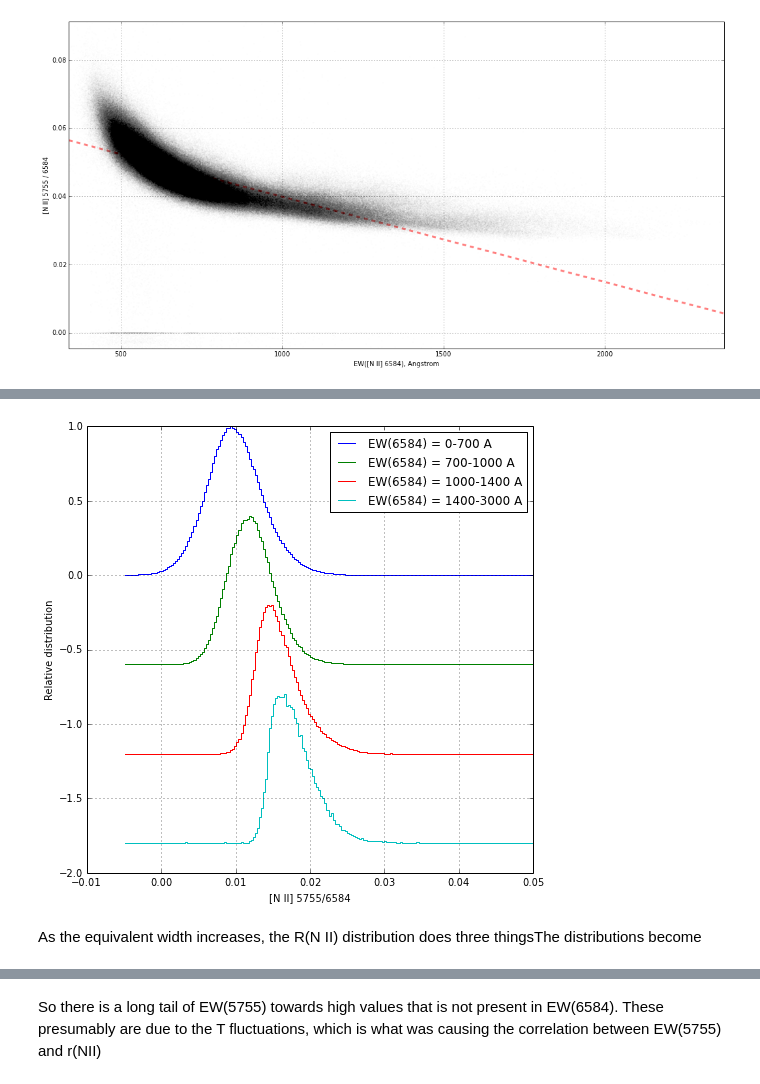
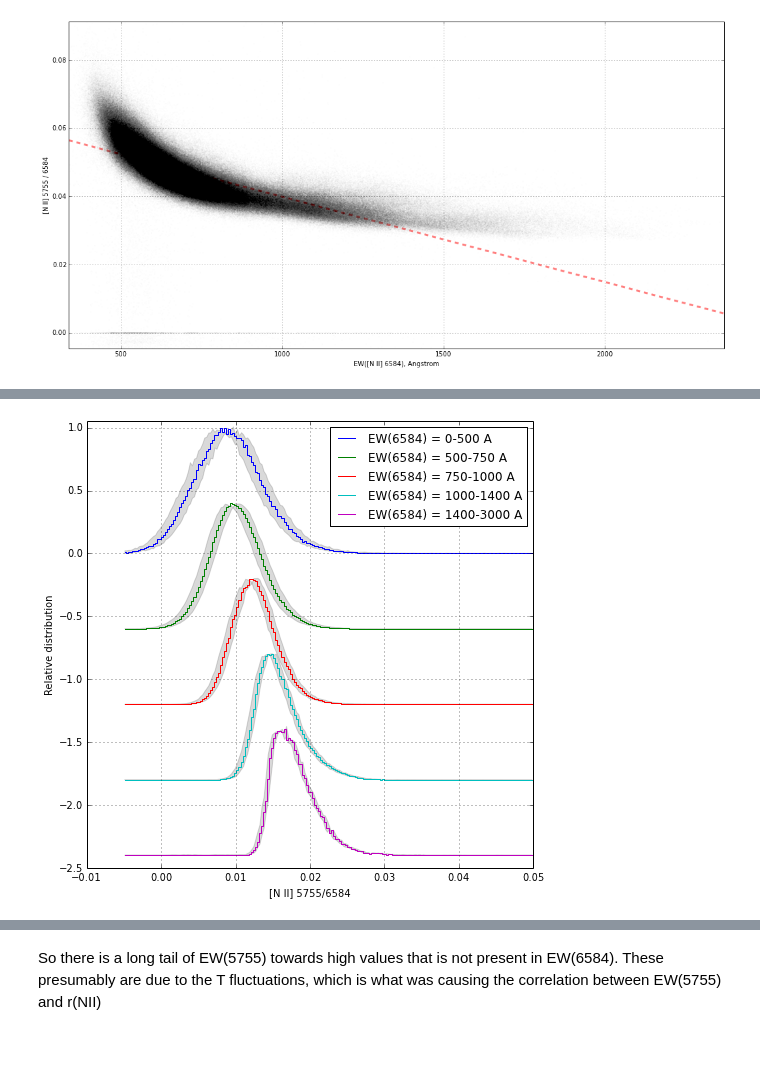
Before and after one commit to deprecated/orion-tsq, a Jupyter notebook: WFC3 images exploration.ipynb, the cells around one changed output, grey strips where cells are left out. Cells and saved outputs as stored; diff of their text form; code cells hidden in the pictures; blank space fills up the shorter version.

```diff
--- a/WFC3 images exploration.ipynb
+++ b/WFC3 images exploration.ipynb
@@ -204,28 +250,38 @@ Linear fit: y = 0.009 (x/1000) + 0.005, r = 0.524, p = 0.000000, R^2 = 0.275
 # %%
-def plot_hist_nii_ratio_vs_ewneb(k575=0.938, ewranges=[[0, 700], [700, 1000], [1000, 1400], [1400, 3000]]):
+def plot_hist_nii_ratio_vs_ewneb(k575=0.938,
+                                 ewranges=[[0, 500], [500, 750], [750, 1000], [1000, 1400], [1400, 3000]]):
     ew5755 = EWa(r547_575, k575=k575)
     ew6584 = EWn(r547_658)
     rnii = ratio_nii(r575_658, r547_575, r547_658, k575=k575)
+    delta = 0.02
     x = ew6584[m]
     y = rnii[m]
     y1, y2 = -0.005, 0.05
     offset = 0.0
+    yp = ratio_nii(r575_658, r547_575, r547_658, k575=k575 + delta)[m]
+    yn = ratio_nii(r575_658, r547_575, r547_658, k575=k575 - delta)[m]
     for x1, x2 in ewranges:
         mm = (x > x1) & (x < x2) & (y > y1) & (y < y2)
         hist, edges = np.histogram(y[mm], bins=200, range=[y1, y2], density=True)
-        hist /= hist.max()
+        norm = hist.max()
+        hist /= norm
+        histp, _ = np.histogram(yp[mm], bins=200, range=[y1, y2], density=True)
+        histn, _ = np.histogram(yn[mm], bins=200, range=[y1, y2], density=True)
+        histp /= norm
+        histn /= norm
         centers = 0.5*(edges[:-1] + edges[1:])
         label = "EW(6584) = {}-{} A".format(x1, x2)
         plot(centers, hist + offset, label=label, drawstyle="steps-mid", alpha=1.0)
+        fill_between(centers, histn + offset, histp + offset, alpha=0.15, facecolor="k")
         offset -= 0.6
     legend()
     grid()
     xlabel("[N II] 5755/6584")
     ylabel("Relative distribution")
+    ylim(-2.5, 1.05)
     gcf().set_size_inches(8, 8)
 
 plot_hist_nii_ratio_vs_ewneb()
+gcf().savefig("histogram_nii_ratio_vs_ewneb.pdf")
 # %% [output]
-[figure, old version]
+[figure, new version]
-# %% [markdown]
-As the equivalent width increases, the R(N II) distribution does three thingsThe distributions become
```
Also changed, not shown: parts of 25 cells of this notebook, 1 other file.
